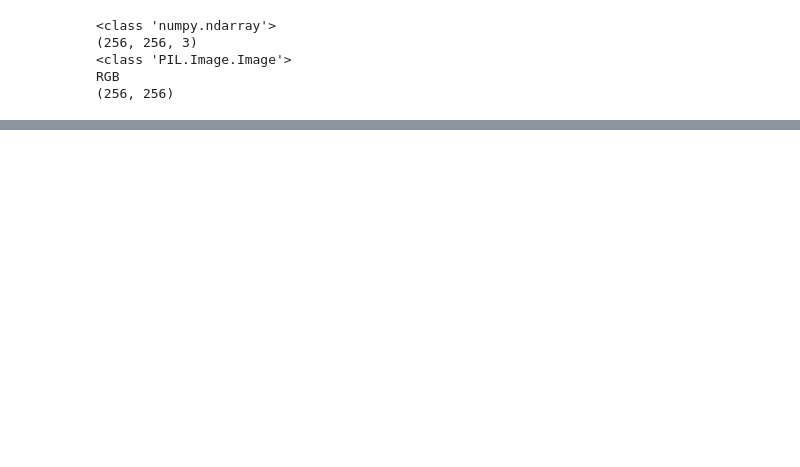
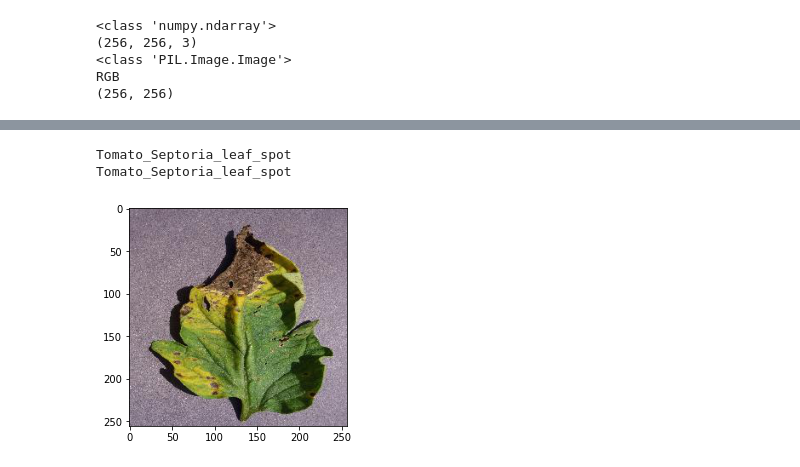
Before and after one commit to ivychung/plant-ML, a Jupyter notebook: Tomato1.ipynb, the cells around one changed output, grey strips where cells are left out. Saved outputs shown, nothing was run; the diff lists cells and outputs as text; code cells hidden in the pictures; blank space fills up the shorter version.

```diff
--- a/Tomato1.ipynb
+++ b/Tomato1.ipynb
@@ -154,0 +148,9 @@ RGB
+# %%
+print(classes[9])
+print(y[16010])
+plt.imshow(x[16010])
+plt.show()
+# %% [output]
+Tomato_Septoria_leaf_spot
+Tomato_Septoria_leaf_spot
+[figure, added]
```
Also changed, not shown: parts of 17 cells of this notebook.
